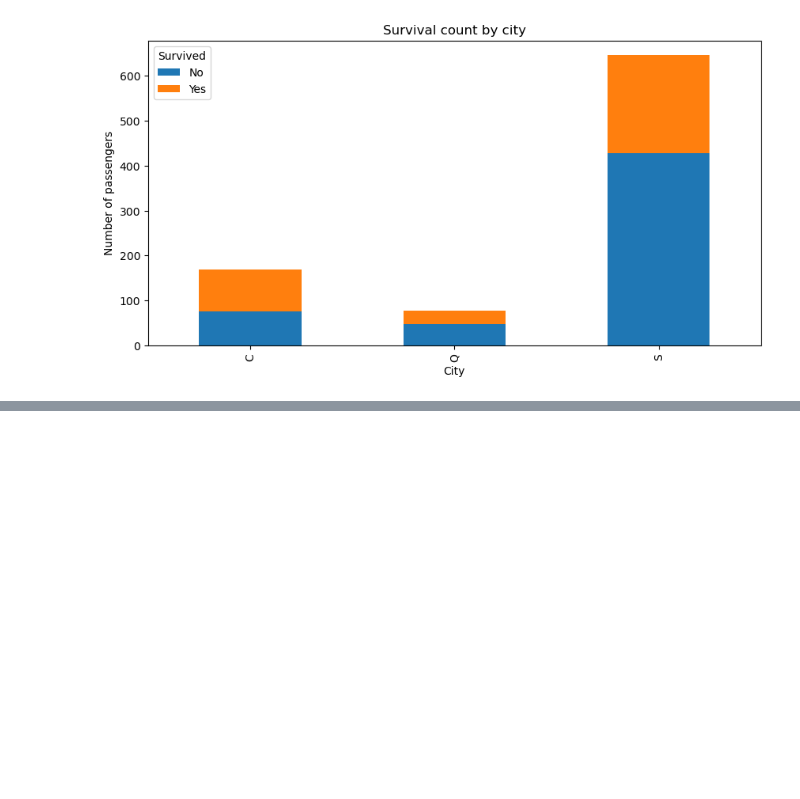
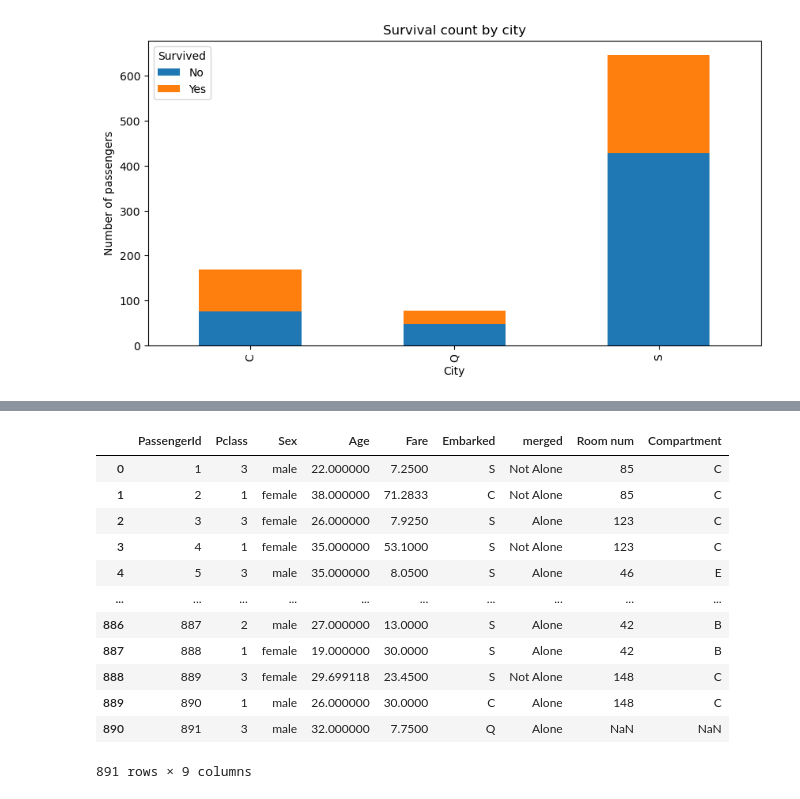
Before and after one commit to 1akashraj1/Titanic_ML, a Jupyter notebook: analytics/data_wrangling.ipynb, the cells around one changed output, grey strips where cells are left out. Cells and saved outputs as stored; diff of their text form; code cells hidden in the pictures; blank space fills up the shorter version.

```diff
--- a/analytics/data_wrangling.ipynb
+++ b/analytics/data_wrangling.ipynb
@@ -178,0 +247,17 @@ S         427.0  219.0
+# %%
+X_train_data = pd.concat([df.iloc[:,0], df.iloc[:,2:]],axis=1)
+X_train_data
+# %% [output]
+|  | PassengerId | Pclass | Sex | Age | Fare | Embarked | merged | Room num | Compartment |
+| 0 | 1 | 3 | male | 22.000000 | 7.2500 | S | Not Alone | 85 | C |
+| 1 | 2 | 1 | female | 38.000000 | 71.2833 | C | Not Alone | 85 | C |
+| 2 | 3 | 3 | female | 26.000000 | 7.9250 | S | Alone | 123 | C |
+| 3 | 4 | 1 | female | 35.000000 | 53.1000 | S | Not Alone | 123 | C |
+| 4 | 5 | 3 | male | 35.000000 | 8.0500 | S | Alone | 46 | E |
+| ... | ... | ... | ... | ... | ... | ... | ... | ... | ... |
+| 886 | 887 | 2 | male | 27.000000 | 13.0000 | S | Alone | 42 | B |
+| 887 | 888 | 1 | female | 19.000000 | 30.0000 | S | Alone | 42 | B |
+| 888 | 889 | 3 | female | 29.699118 | 23.4500 | S | Not Alone | 148 | C |
+| 889 | 890 | 1 | male | 26.000000 | 30.0000 | C | Alone | 148 | C |
+| 890 | 891 | 3 | male | 32.000000 | 7.7500 | Q | Alone | NaN | NaN |
+891 rows × 9 columns
```
Also changed, not shown: parts of 6 cells of this notebook, 7 other files.
